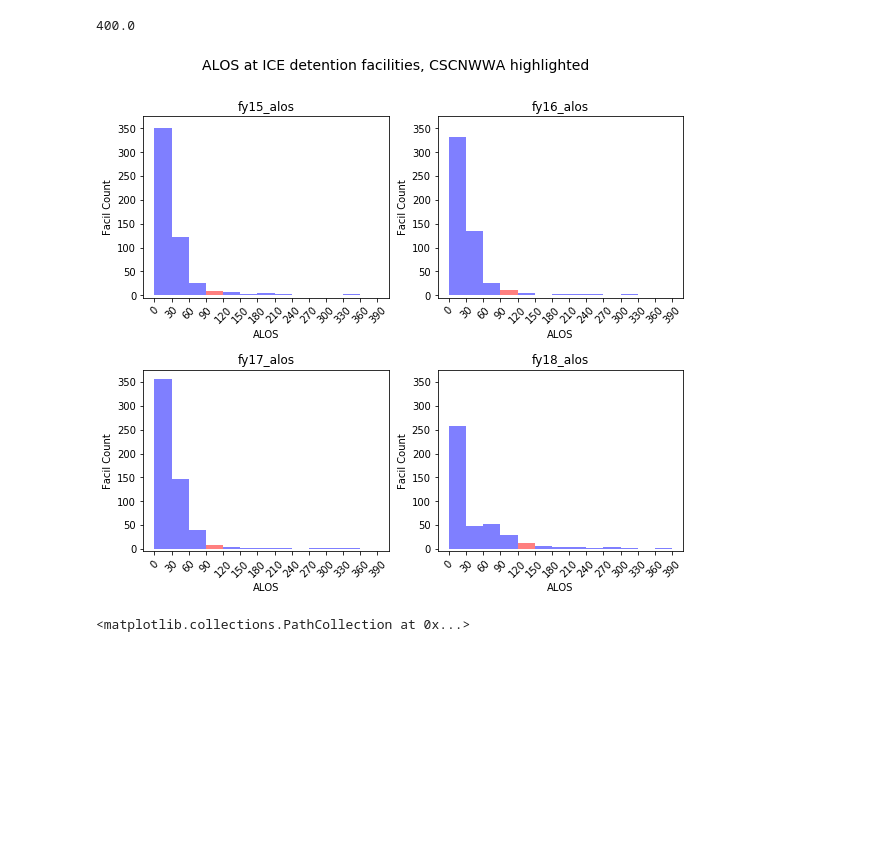
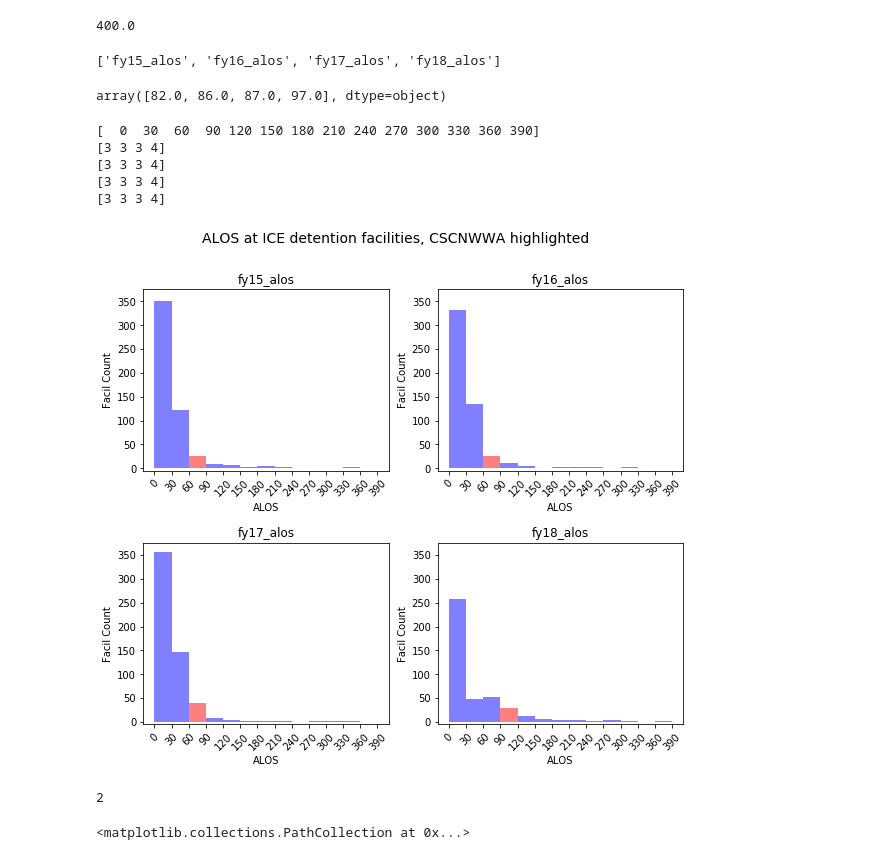
Before and after one commit to UWCHR/ice-facilities, a Jupyter notebook: analyze/note/facil_alos_hist.ipynb, the cells around one changed output. Saved outputs shown, nothing was run; the diff lists cells and outputs as text; code cells hidden in the pictures; blank space fills up the shorter version.

```diff
--- a/analyze/note/facil_alos_hist.ipynb
+++ b/analyze/note/facil_alos_hist.ipynb
@@ -79,9 +79,17 @@ df['fy18_alos'].max()
 alos.reverse()
 # %%
 adp.reverse()
+# %%
+alos
+# %% [output]
+['fy15_alos', 'fy16_alos', 'fy17_alos', 'fy18_alos']
 # %%
 target_facil = 'CSCNWWA'
 target_facil_2 = 'ADLNTCA'
+# %%
+df.set_index('detloc').loc[target_facil, alos].values
+# %% [output]
+array([82.0, 86.0, 87.0, 97.0], dtype=object)
 # %%
 bin_min = 0
 bin_max = 400
@@ -91,35 +99,44 @@ num_bins = np.arange(bin_min, bin_max, step)
 
 target_alos = df.set_index('detloc').loc[target_facil, alos]
 
 fig = plt.figure(figsize=(10,8))
 i = 0
 for fy in alos:
     ax=plt.subplot(2,2,i+1)
 
     data = df.set_index('detloc')[fy]
 
     n, bins, patches = plt.hist(data, num_bins, facecolor='blue', alpha=0.5)
 
     target_bins = np.digitize(list(target_alos.values), list(bins))
 
-    patches[target_bins[i]].set_fc('r')
+    patches[target_bins[i]-1].set_fc('r')
 
     plt.xlabel('ALOS')
     plt.xticks(np.arange(bin_min, bin_max, step=step), rotation=45)
     plt.ylabel('Facil Count')
     plt.yticks(np.arange(0, 400, step=50))
     plt.ylim(-5, 375)
     plt.title(f'{fy}')
 
     # Tweak spacing to prevent clipping of ylabel
     plt.subplots_adjust(left=0.15)
     i = i + 1
     # plt.savefig('output/nwdc_solitary_length_hist.png', bbox_inches='tight')
 plt.suptitle(f'ALOS at ICE detention facilities, {target_facil} highlighted', fontsize=14)
 plt.subplots_adjust(wspace=.2, hspace=.4)
 plt.show()
 # %% [output]
+[  0  30  60  90 120 150 180 210 240 270 300 330 360 390]
+[3 3 3 4]
+[3 3 3 4]
+[3 3 3 4]
+[3 3 3 4]
-[figure, old version]
+[figure, new version]
+# %%
+target_bins[0]-1
+# %% [output]
+2
 # %%
 plt.scatter(x='fy18_alos', y='fy18_adp', data=df)
 # %% [output]
```
Also changed, not shown: parts of 9 cells of this notebook.
